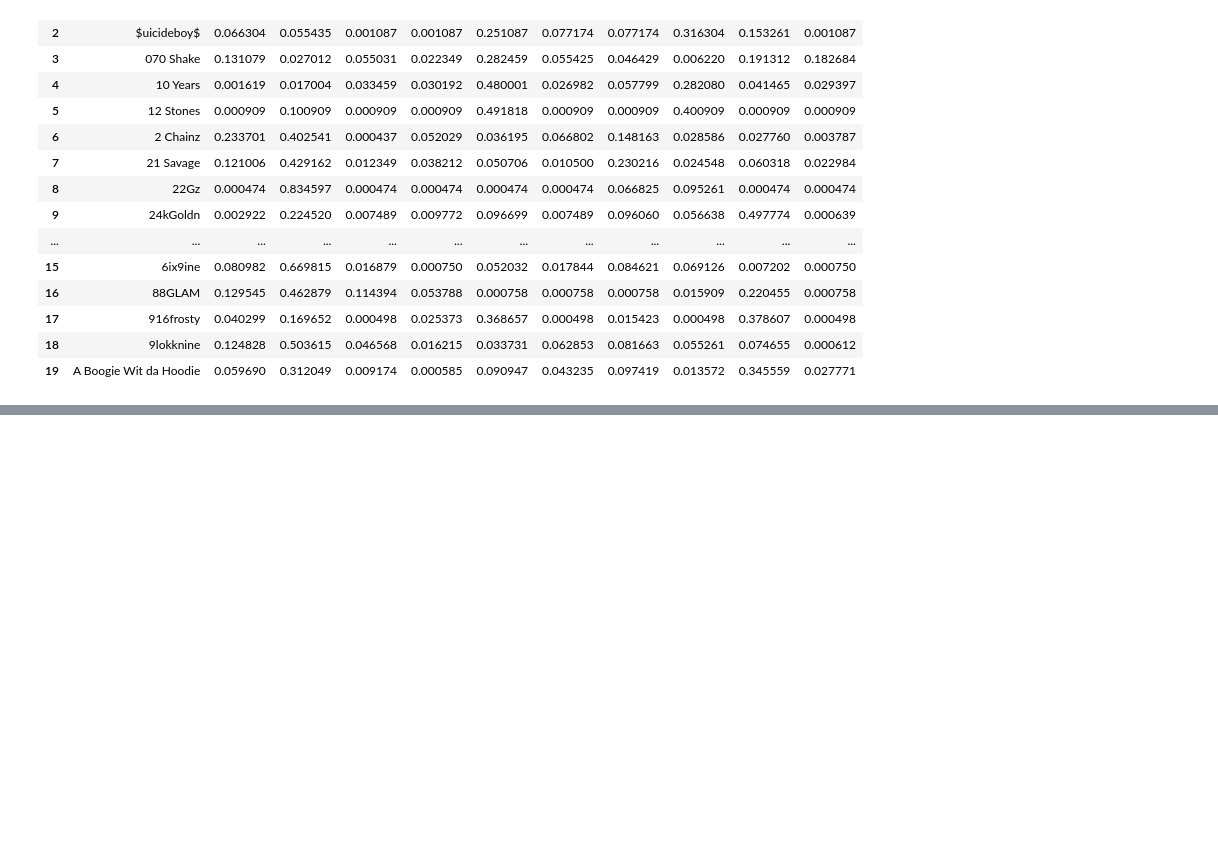
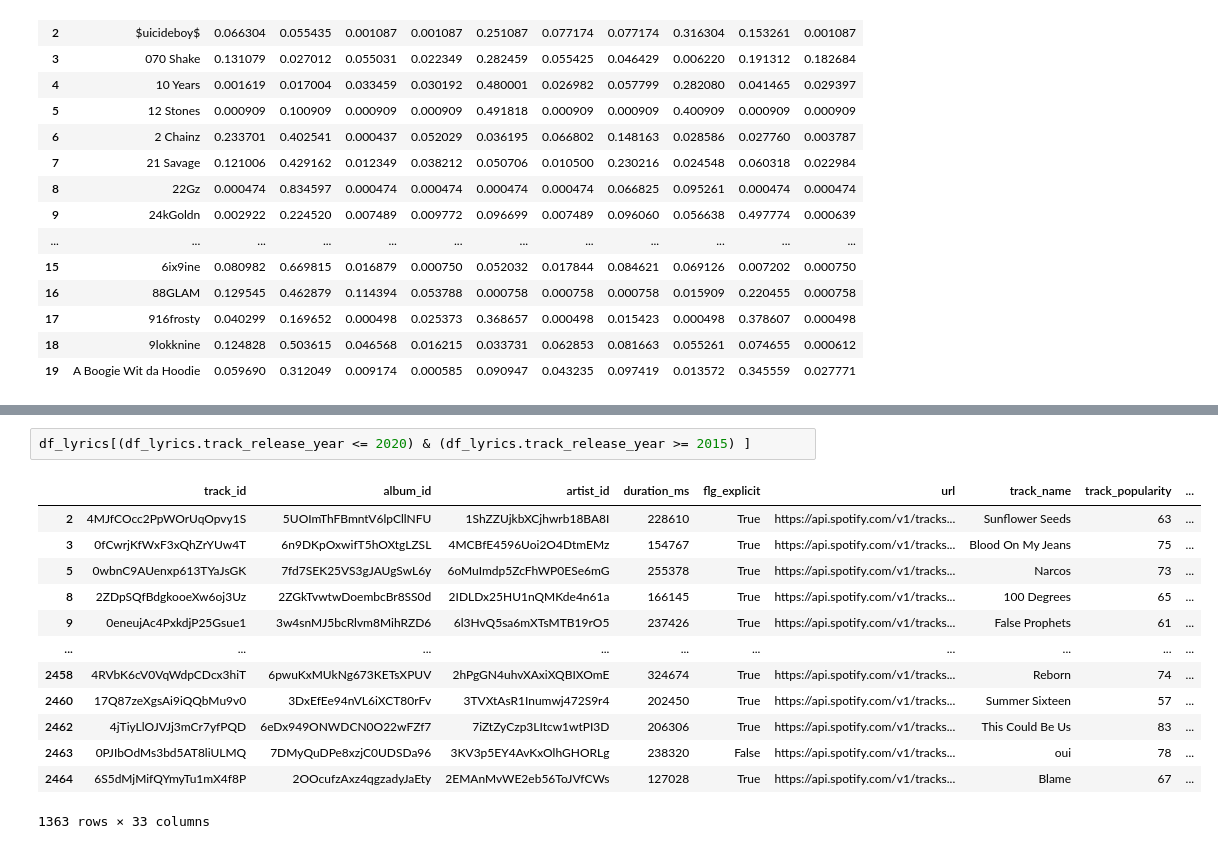
Before and after one commit to zack-tan/music-lyrics-analysis, a Jupyter notebook: Feature2Louis.ipynb, the cells around one changed output, grey strips where cells are left out. Saved outputs shown, nothing was run; the diff lists cells and outputs as text; blank space fills up the shorter version.

```diff
--- a/Feature2Louis.ipynb
+++ b/Feature2Louis.ipynb
@@ -414,0 +408,16 @@ artists.head(20)
+# %%
+df_lyrics[(df_lyrics.track_release_year <= 2020) & (df_lyrics.track_release_year >= 2015) ]
+# %% [output]
+|  | track_id | album_id | artist_id | duration_ms | flg_explicit | url | track_name | track_popularity | ... |
+| 2 | 4MJfCOcc2PpWOrUqOpvy1S | 5UOImThFBmntV6lpCllNFU | 1ShZZUjkbXCjhwrb18BA8I | 228610 | True | https://api.spotify.com/v1/tracks... | Sunflower Seeds | 63 | ... |
+| 3 | 0fCwrjKfWxF3xQhZrYUw4T | 6n9DKpOxwifT5hOXtgLZSL | 4MCBfE4596Uoi2O4DtmEMz | 154767 | True | https://api.spotify.com/v1/tracks... | Blood On My Jeans | 75 | ... |
+| 5 | 0wbnC9AUenxp613TYaJsGK | 7fd7SEK25VS3gJAUgSwL6y | 6oMuImdp5ZcFhWP0ESe6mG | 255378 | True | https://api.spotify.com/v1/tracks... | Narcos | 73 | ... |
+| 8 | 2ZDpSQfBdgkooeXw6oj3Uz | 2ZGkTvwtwDoembcBr8SS0d | 2IDLDx25HU1nQMKde4n61a | 166145 | True | https://api.spotify.com/v1/tracks... | 100 Degrees | 65 | ... |
+| 9 | 0eneujAc4PxkdjP25Gsue1 | 3w4snMJ5bcRlvm8MihRZD6 | 6l3HvQ5sa6mXTsMTB19rO5 | 237426 | True | https://api.spotify.com/v1/tracks... | False Prophets | 61 | ... |
+| ... | ... | ... | ... | ... | ... | ... | ... | ... | ... |
+| 2458 | 4RVbK6cV0VqWdpCDcx3hiT | 6pwuKxMUkNg673KETsXPUV | 2hPgGN4uhvXAxiXQBIXOmE | 324674 | True | https://api.spotify.com/v1/tracks... | Reborn | 74 | ... |
+| 2460 | 17Q87zeXgsAi9iQQbMu9v0 | 3DxEfEe94nVL6iXCT80rFv | 3TVXtAsR1Inumwj472S9r4 | 202450 | True | https://api.spotify.com/v1/tracks... | Summer Sixteen | 57 | ... |
+| 2462 | 4jTiyLlOJVJj3mCr7yfPQD | 6eDx949ONWDCN0O22wFZf7 | 7iZtZyCzp3LItcw1wtPI3D | 206306 | True | https://api.spotify.com/v1/tracks... | This Could Be Us | 83 | ... |
+| 2463 | 0PJIbOdMs3bd5AT8liULMQ | 7DMyQuDPe8xzjC0UDSDa96 | 3KV3p5EY4AvKxOlhGHORLg | 238320 | False | https://api.spotify.com/v1/tracks... | oui | 78 | ... |
+| 2464 | 6S5dMjMifQYmyTu1mX4f8P | 2OOcufzAxz4qgzadyJaEty | 2EMAnMvWE2eb56ToJVfCWs | 127028 | True | https://api.spotify.com/v1/tracks... | Blame | 67 | ... |
+1363 rows × 33 columns
```
Also changed, not shown: parts of 29 cells of this notebook.
